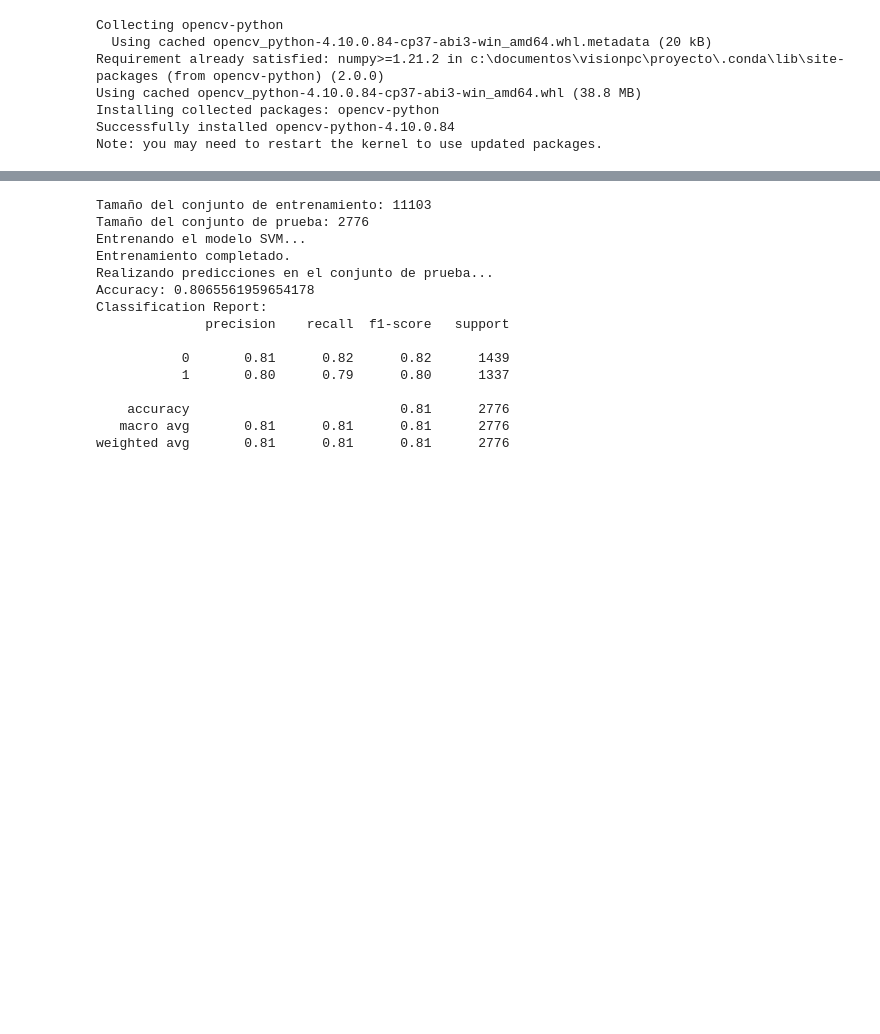
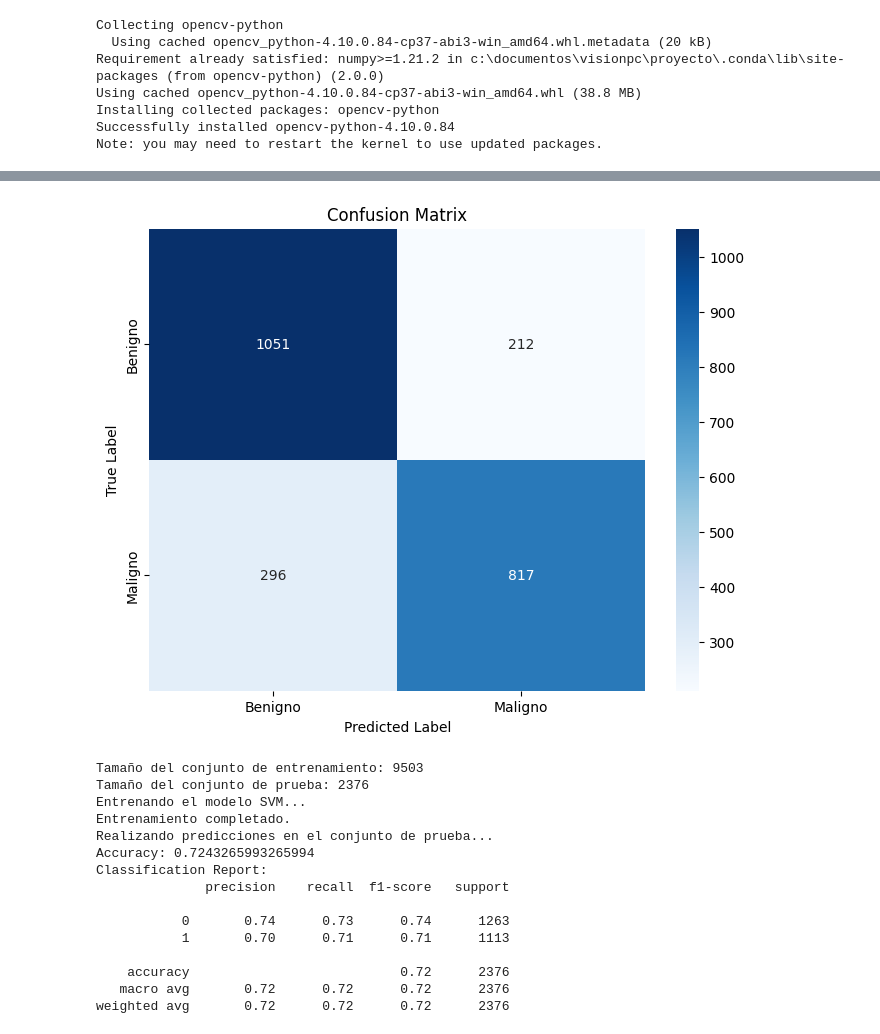
Before and after one commit to sebastianjarap/MelanomaDetection, a Jupyter notebook: svmf.ipynb, the cells around one changed output, grey strips where cells are left out. Cells and saved outputs as stored; diff of their text form; code cells hidden in the pictures; blank space fills up the shorter version.

Commit message:
matriz en svm

```diff
--- a/svmf.ipynb
+++ b/svmf.ipynb
@@ -277,3 +384,19 @@ Imagen 6240.jpg procesada y guardada en preprocessed\Benign\624
+# %%
+from sklearn.metrics import confusion_matrix
+import matplotlib.pyplot as plt
+
+# Generar matriz de confusión
+conf_matrix = confusion_matrix(y_test, y_pred)
+
+# Visualizar matriz de confusión
+plt.figure(figsize=(8, 6))
+sns.heatmap(conf_matrix, annot=True, fmt="d", cmap="Blues", xticklabels=['Benigno', 'Maligno'], yticklabels=['Benigno', 'Maligno'])
+plt.xlabel('Predicted Label')
+plt.ylabel('True Label')
+plt.title('Confusion Matrix')
+plt.show()
+# %% [output]
+[figure, added]
 # %%
 # Función para cargar y preprocesar una imagen
 def preprocess_image(image_path):
@@ -293,8 +416,8 @@ def preprocess_image(image_path):
     return img_enhanced
 
 # Directorios con las imágenes preprocesadas
-benign_dir = 'preprocessed/Benign'
-malignant_dir = 'preprocessed/Malignant'
+benign_dir = './preprocessed/train/Benign'
+malignant_dir = './preprocessed/train/Malignant'
 
 # Inicializar listas para las imágenes y las etiquetas
 images = []
@@ -349,7 +472,7 @@ print(f"Tamaño del conjunto de entrenamiento: {X_train.shape[0]}")
 print(f"Tamaño del conjunto de prueba: {X_test.shape[0]}")
 
 # Crear el clasificador SVM con escalador
-svm_classifier = make_pipeline(StandardScaler(), SVC(kernel='rbf', random_state=42))
+svm_classifier = make_pipeline(StandardScaler(), SVC(kernel='linear', random_state=42))
 
 # Entrenar el modelo SVM
 print("Entrenando el modelo SVM...")
@@ -368,18 +491,18 @@ print(f'Accuracy: {accuracy}')
 print('Classification Report:')
 print(report)
 # %% [output]
-Tamaño del conjunto de entrenamiento: 11103
-Tamaño del conjunto de prueba: 2776
+Tamaño del conjunto de entrenamiento: 9503
+Tamaño del conjunto de prueba: 2376
 Entrenando el modelo SVM...
 Entrenamiento completado.
 Realizando predicciones en el conjunto de prueba...
-Accuracy: 0.8065561959654178
+Accuracy: 0.7243265993265994
 Classification Report:
               precision    recall  f1-score   support
 
-           0       0.81      0.82      0.82      1439
-           1       0.80      0.79      0.80      1337
+           0       0.74      0.73      0.74      1263
+           1       0.70      0.71      0.71      1113
 
-    accuracy                           0.81      2776
-   macro avg       0.81      0.81      0.81      2776
-weighted avg       0.81      0.81      0.81      2776
+    accuracy                           0.72      2376
+   macro avg       0.72      0.72      0.72      2376
+weighted avg       0.72      0.72      0.72      2376
```
Also changed, not shown: parts of 6 cells of this notebook.
